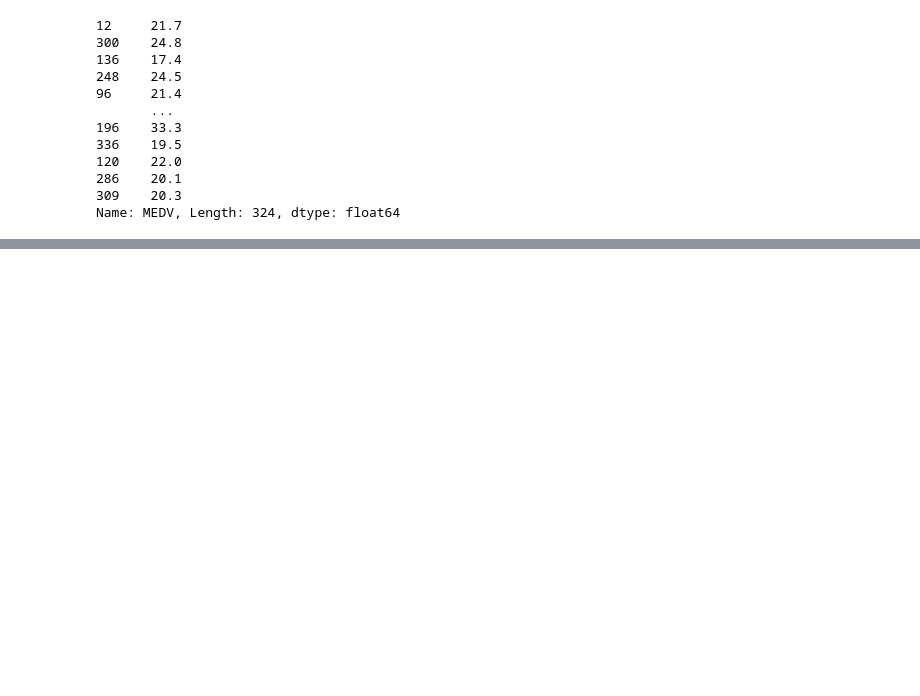
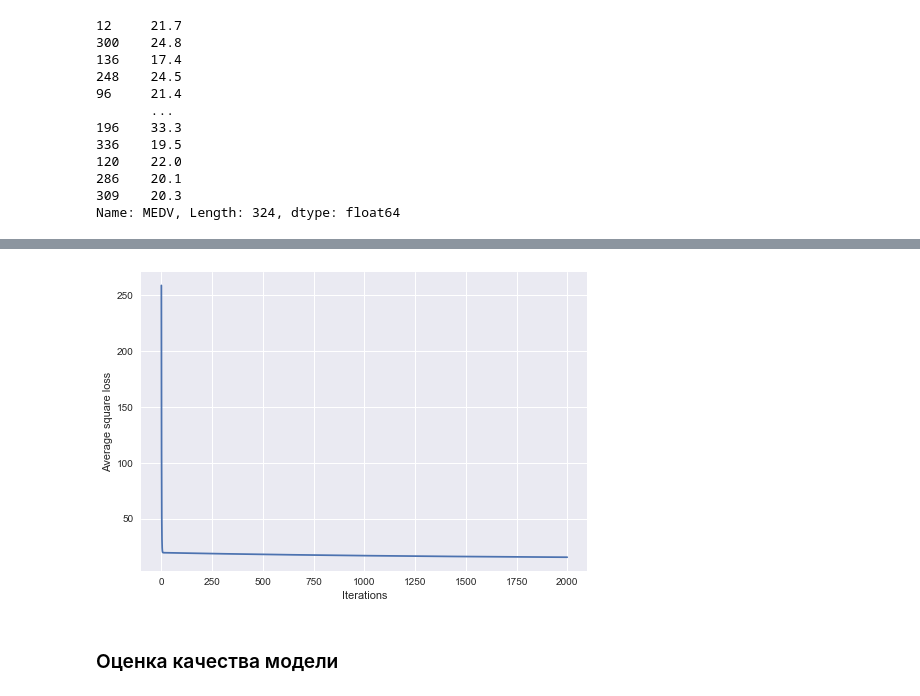
Before and after one commit to alexanderlakiza/cs102, a Jupyter notebook: homework08/LinearRegressionAssignment.ipynb, the cells around one changed output, grey strips where cells are left out. Saved outputs shown, nothing was run; the diff lists cells and outputs as text; code cells hidden in the pictures; blank space fills up the shorter version.

```diff
--- a/homework08/LinearRegressionAssignment.ipynb
+++ b/homework08/LinearRegressionAssignment.ipynb
@@ -179,0 +213,6 @@ model.coef_
+# %%
+plot_loss_function(model)
+# %% [output]
+[figure, added]
+# %% [markdown]
+### Оценка качества модели
```
Also changed, not shown: parts of 55 cells of this notebook.
